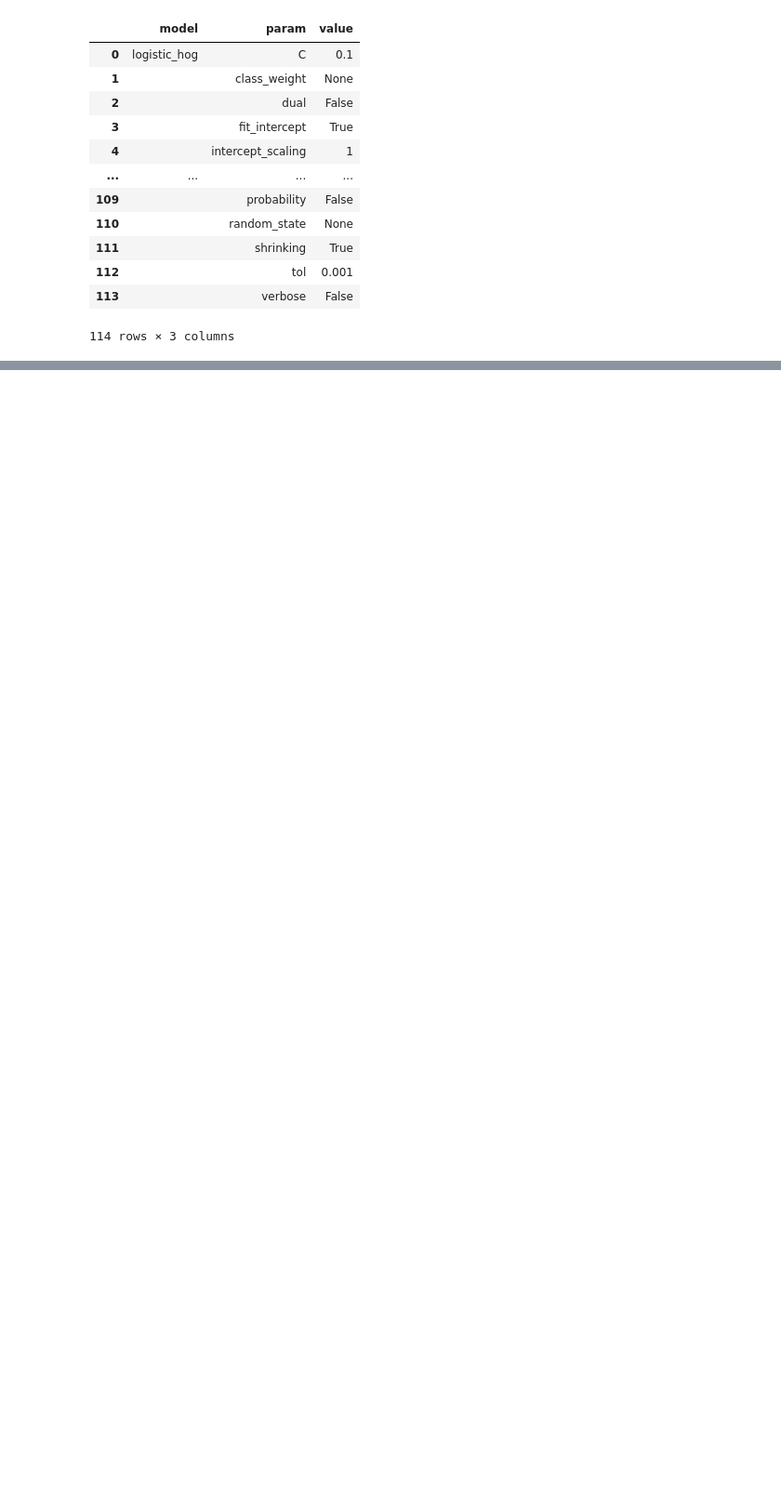
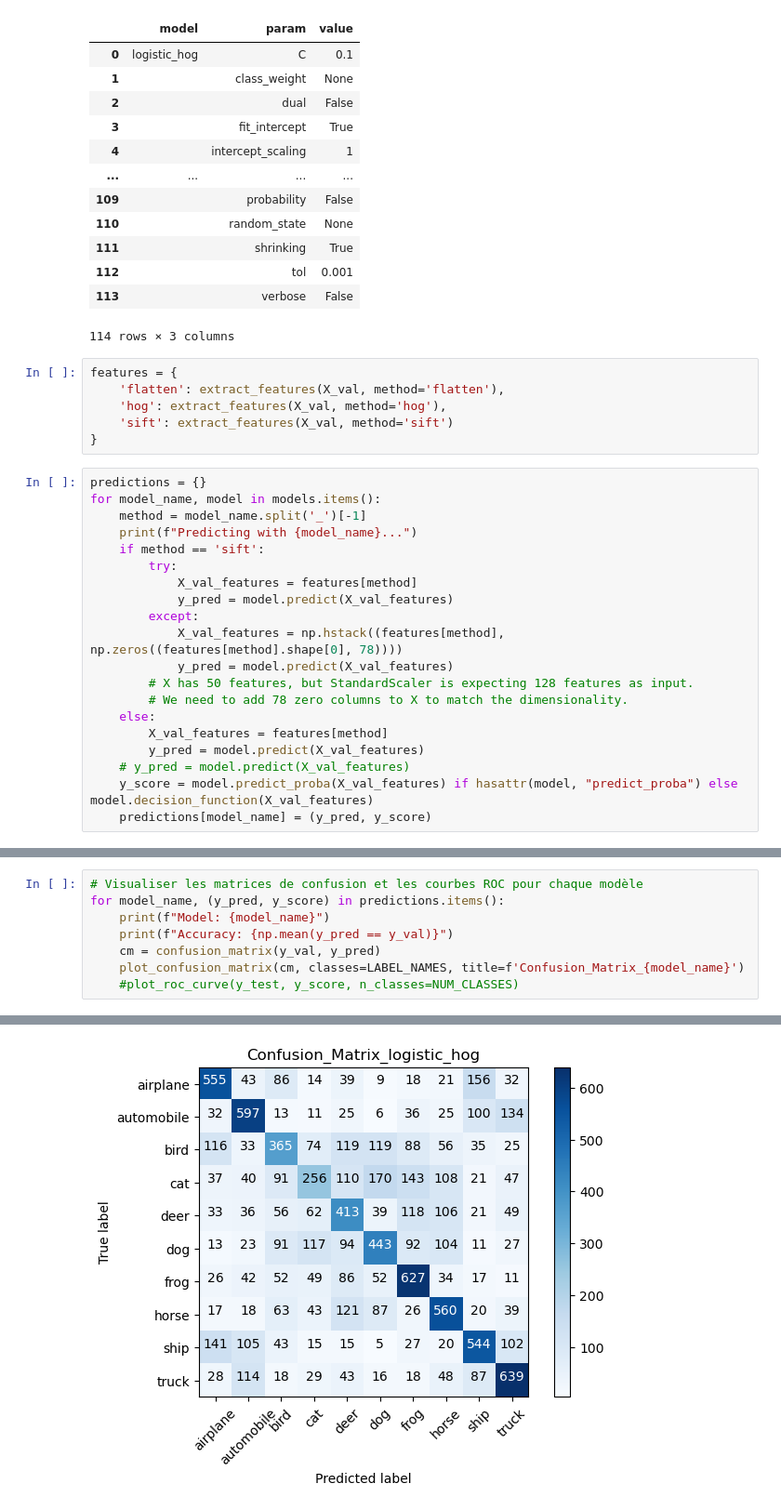
Before and after one commit to Mkbrad77/classification_cifar10, a Jupyter notebook: notebooks/best_model_show.ipynb, the cells around one changed output, grey strips where cells are left out. Shown at 93% size. Drawn from its saved outputs; the diff is of its cells as text; blank space fills up the shorter version.

```diff
--- a/notebooks/best_model_show.ipynb
+++ b/notebooks/best_model_show.ipynb
@@ -90,3 +90,29 @@ df
 | 112 |  | tol | 0.001 |
 | 113 |  | verbose | False |
 114 rows × 3 columns
+# %%
+features = {
+    'flatten': extract_features(X_val, method='flatten'),
+    'hog': extract_features(X_val, method='hog'),
+    'sift': extract_features(X_val, method='sift')
+}
+# %%
+predictions = {}
+for model_name, model in models.items():
+    method = model_name.split('_')[-1]
+    print(f"Predicting with {model_name}...")
+    if method == 'sift':
+        try:
+            X_val_features = features[method]
+            y_pred = model.predict(X_val_features)
+        except:
+            X_val_features = np.hstack((features[method], np.zeros((features[method].shape[0], 78))))
+            y_pred = model.predict(X_val_features)
+        # X has 50 features, but StandardScaler is expecting 128 features as input.
+        # We need to add 78 zero columns to X to match the dimensionality.
+    else:
+        X_val_features = features[method]
+        y_pred = model.predict(X_val_features)
+    # y_pred = model.predict(X_val_features)
+    y_score = model.predict_proba(X_val_features) if hasattr(model, "predict_proba") else model.decision_function(X_val_features)
+    predictions[model_name] = (y_pred, y_score)
@@ -92,0 +127,9 @@ df
+# %%
+# Visualiser les matrices de confusion et les courbes ROC pour chaque modèle
+for model_name, (y_pred, y_score) in predictions.items():
+    print(f"Model: {model_name}")
+    print(f"Accuracy: {np.mean(y_pred == y_val)}")
+    cm = confusion_matrix(y_val, y_pred)
+    plot_confusion_matrix(cm, classes=LABEL_NAMES, title=f'Confusion_Matrix_{model_name}')
+    #plot_roc_curve(y_test, y_score, n_classes=NUM_CLASSES)
+# %% [output]
@@ -92,0 +149 @@ df
+[figure, added]
```
Also changed, not shown: parts of 15 cells of this notebook, 24 other files.
